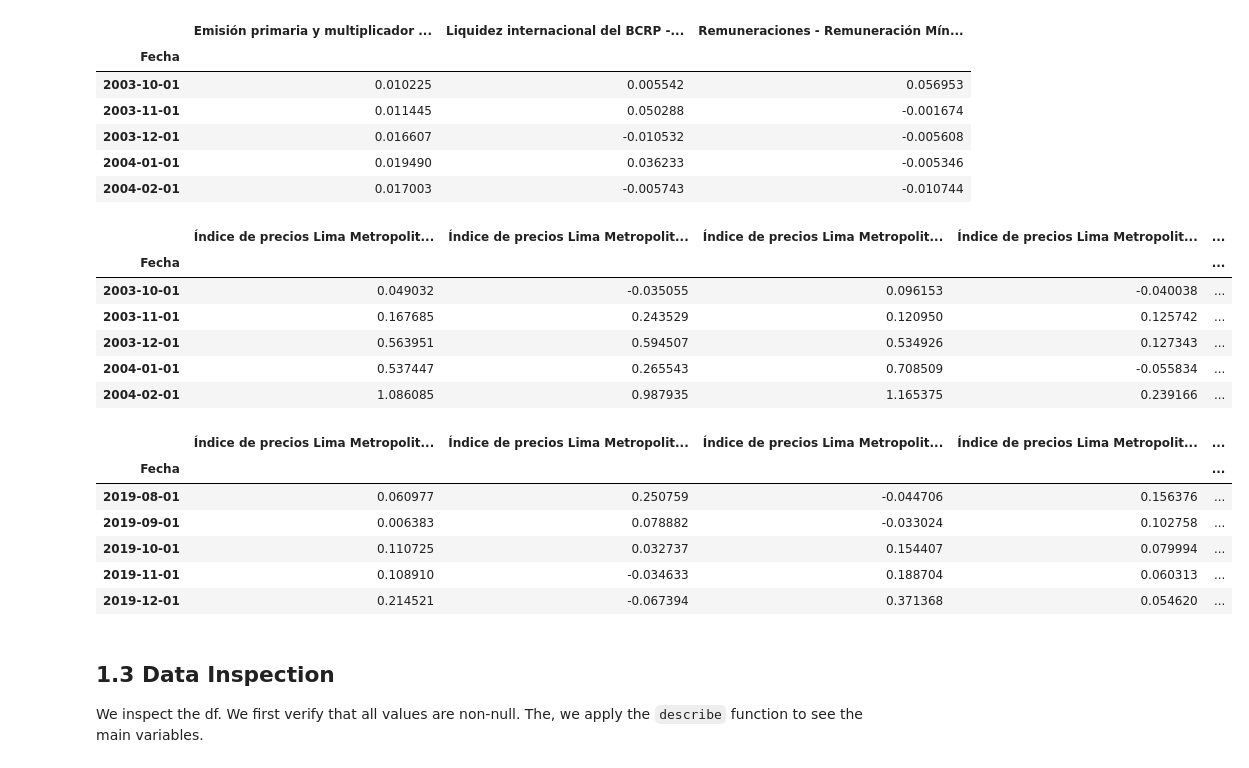
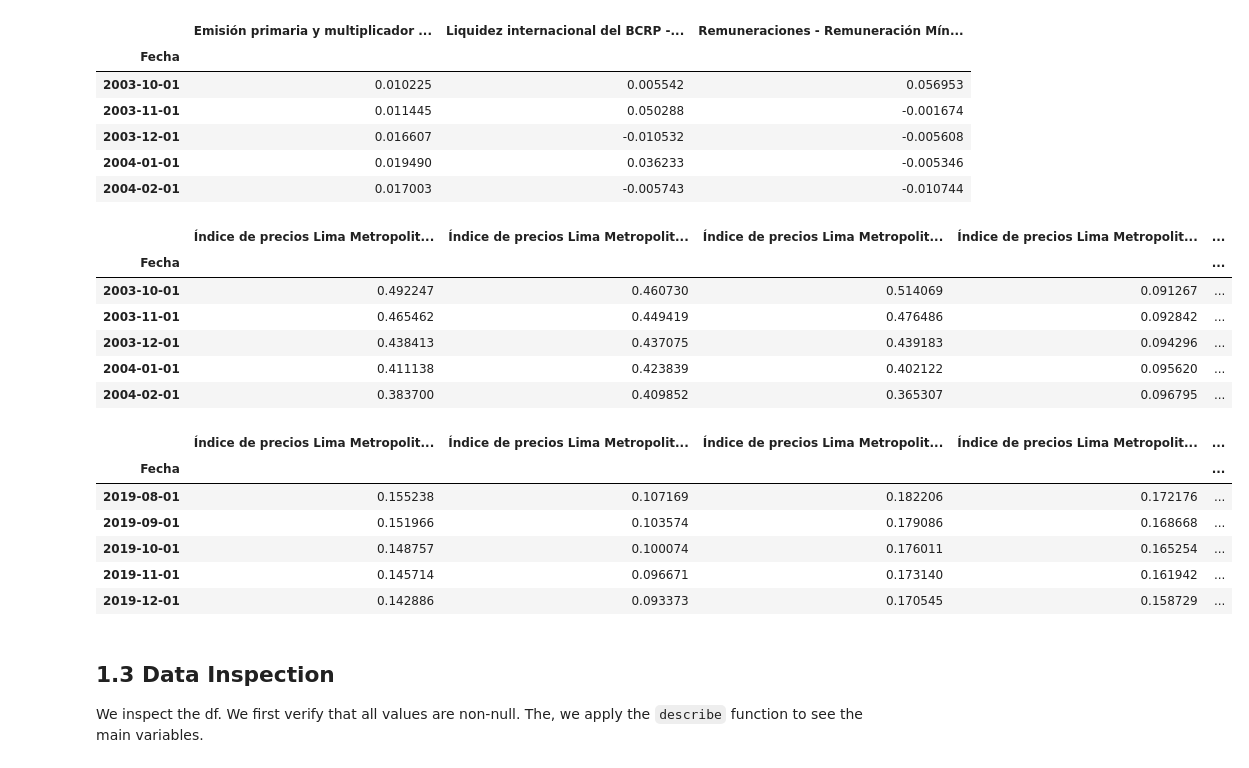
Before and after one commit to estcab00/inflation-prediction, a Jupyter notebook: code/1_DataExtraction.ipynb, the cells around one changed output. Saved outputs shown, nothing was run; the diff lists cells and outputs as text; code cells hidden in the pictures.

````diff
--- a/code/1_DataExtraction.ipynb
+++ b/code/1_DataExtraction.ipynb
@@ -69,6 +69,6 @@
 # %%
 series     = ['PN01271PM', 'PN01280PM', 'PN01282PM', 'PN01278PM', 'PN09817PM','PN09816PM', 'PN01276PM', 'PN01313PM', 'PN01314PM',
-             'PN01315PM', 'PN09818PM','PN01286PM', 'PN00493MM', 'PD04722MM']
+             'PN01315PM', 'PN09818PM','PN01286PM']
 start_date = '2003-09'
 end_date   = '2019-12'
 freq       = 'Mensual'
@@ -83,3 +83,15 @@ df_1.head()
 | 2003-11-01 | 0.167685 | 0.243529 | 0.120950 | 0.125742 | ... |
 | 2003-12-01 | 0.563951 | 0.594507 | 0.534926 | 0.127343 | ... |
 | 2004-01-01 | 0.537447 | 0.265543 | 0.708509 | -0.055834 | ... |
+# %%
+def get_trend(df, period=12):
+    trend_df = pd.DataFrame()
+
+    for col in df.columns:
+        stl_result = STL(df[col], period=period).fit()
+        trend_df[col] = stl_result.trend
+
+    return trend_df
+
+df_1 = get_trend(df_1)
+df_1.head()
@@ -85,0 +109,5 @@ df_1.head()
+# %%
+series     = ['PN00493MM', 'PD04722MM']
+start_date = '2003-09'
+end_date   = '2019-12'
+freq       = 'Mensual'
@@ -92,10 +131,10 @@ start_date = '2003-09'
 end_date   = '2019-12'
 freq       = 'Mensual'
 # %%
-df_2 = bcrp_dataframe( series , start_date , end_date , freq )
-df_2 = df_2.pct_change()
-df_2 = df_2.dropna()
-df_2.head()
+df_3 = bcrp_dataframe( series , start_date , end_date , freq )
+df_3 = df_3.pct_change()
+df_3 = df_3.dropna()
+df_3.head()
 # %% [output]
 |  | Emisión primaria y multiplicador ... | Liquidez internacional del BCRP -... | Remuneraciones - Remuneración Mín... |
 | Fecha |  |  |  |
@@ -105,27 +144,27 @@ df_2.head()
 | 2004-01-01 | 0.019490 | 0.036233 | -0.005346 |
 | 2004-02-01 | 0.017003 | -0.005743 | -0.010744 |
 # %%
-df = df_1.join(df_2)
+df = df_1.join(df_2).join(df_3)
 df.dropna(inplace=True)
 df.head()
 # %% [output]
 |  | Índice de precios Lima Metropolit... | Índice de precios Lima Metropolit... | Índice de precios Lima Metropolit... | Índice de precios Lima Metropolit... | ... |
 | Fecha |  |  |  |  | ... |
-| 2003-10-01 | 0.049032 | -0.035055 | 0.096153 | -0.040038 | ... |
-| 2003-11-01 | 0.167685 | 0.243529 | 0.120950 | 0.125742 | ... |
-| 2003-12-01 | 0.563951 | 0.594507 | 0.534926 | 0.127343 | ... |
-| 2004-01-01 | 0.537447 | 0.265543 | 0.708509 | -0.055834 | ... |
-| 2004-02-01 | 1.086085 | 0.987935 | 1.165375 | 0.239166 | ... |
+| 2003-10-01 | 0.492247 | 0.460730 | 0.514069 | 0.091267 | ... |
+| 2003-11-01 | 0.465462 | 0.449419 | 0.476486 | 0.092842 | ... |
+| 2003-12-01 | 0.438413 | 0.437075 | 0.439183 | 0.094296 | ... |
+| 2004-01-01 | 0.411138 | 0.423839 | 0.402122 | 0.095620 | ... |
+| 2004-02-01 | 0.383700 | 0.409852 | 0.365307 | 0.096795 | ... |
 # %%
 df.tail()
 # %% [output]
 |  | Índice de precios Lima Metropolit... | Índice de precios Lima Metropolit... | Índice de precios Lima Metropolit... | Índice de precios Lima Metropolit... | ... |
 | Fecha |  |  |  |  | ... |
-| 2019-08-01 | 0.060977 | 0.250759 | -0.044706 | 0.156376 | ... |
-| 2019-09-01 | 0.006383 | 0.078882 | -0.033024 | 0.102758 | ... |
-| 2019-10-01 | 0.110725 | 0.032737 | 0.154407 | 0.079994 | ... |
-| 2019-11-01 | 0.108910 | -0.034633 | 0.188704 | 0.060313 | ... |
-| 2019-12-01 | 0.214521 | -0.067394 | 0.371368 | 0.054620 | ... |
+| 2019-08-01 | 0.155238 | 0.107169 | 0.182206 | 0.172176 | ... |
+| 2019-09-01 | 0.151966 | 0.103574 | 0.179086 | 0.168668 | ... |
+| 2019-10-01 | 0.148757 | 0.100074 | 0.176011 | 0.165254 | ... |
+| 2019-11-01 | 0.145714 | 0.096671 | 0.173140 | 0.161942 | ... |
+| 2019-12-01 | 0.142886 | 0.093373 | 0.170545 | 0.158729 | ... |
 # %% [markdown]
 ## 1.3 Data Inspection
 We inspect the df. We first verify that all values are non-null. The, we apply the ```describe``` function to see the main variables.
````
Also changed, not shown: parts of 16 cells of this notebook, 10 other files.
